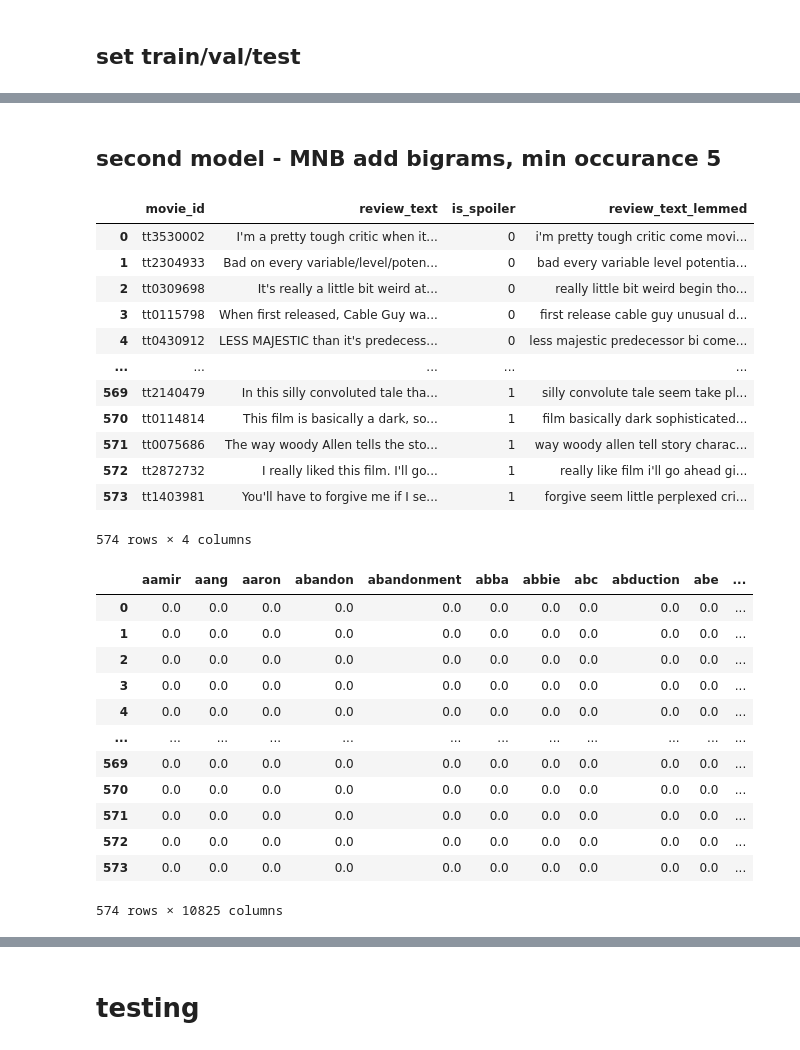
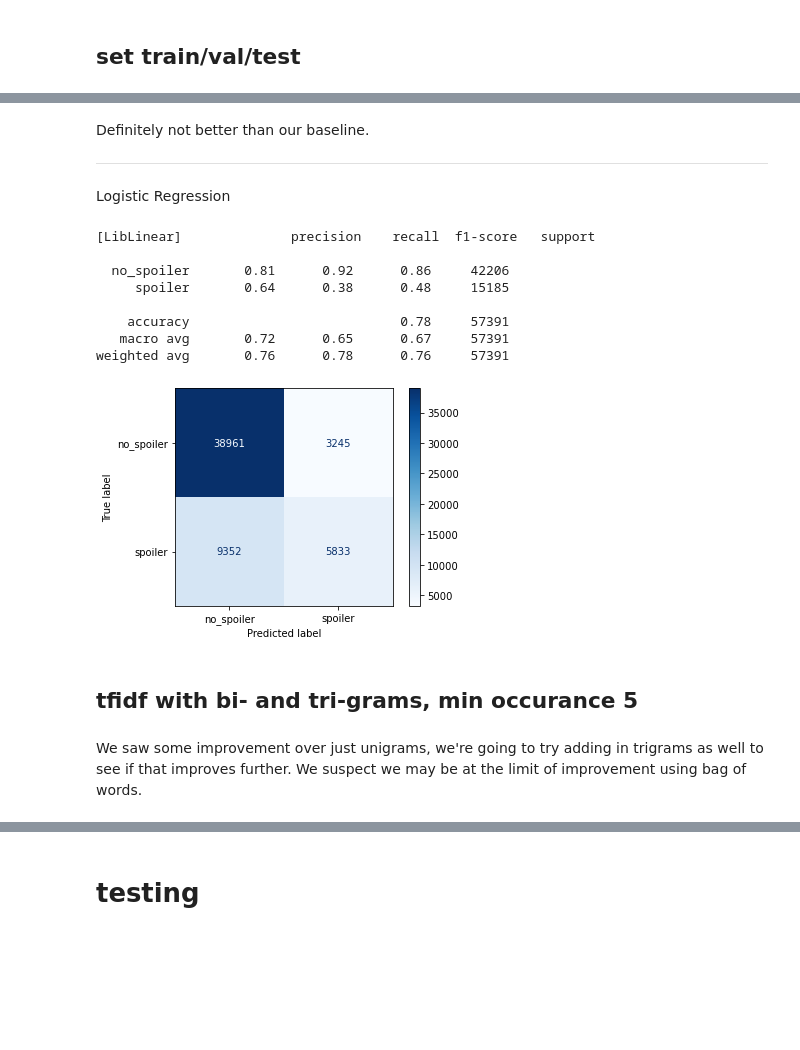
Before and after one commit to brtracy/capstone_project, a Jupyter notebook: spoiler-y.ipynb, the cells around one changed output, grey strips where cells are left out. Saved outputs shown, nothing was run; the diff lists cells and outputs as text; code cells hidden in the pictures; blank space fills up the shorter version.

```diff
--- a/spoiler-y.ipynb
+++ b/spoiler-y.ipynb
@@ -636,45 +676,25 @@ weighted avg       0.75      0.74      0.64    114783
+# %% [markdown]
+Definitely not better than our baseline.
+_________
+Logistic Regression
+# %%
+# instantiate logistic regression model
+lr_v2 = LogisticRegression(verbose=1, solver='liblinear', random_state=42, C=5, max_iter=1000)
+# fit, predict and report with helper function
+fitpredreport(lr_v2)
+# %% [output]
+[LibLinear]              precision    recall  f1-score   support
+
+  no_spoiler       0.81      0.92      0.86     42206
+     spoiler       0.64      0.38      0.48     15185
+
+    accuracy                           0.78     57391
+   macro avg       0.72      0.65      0.67     57391
+weighted avg       0.76      0.78      0.76     57391
+[figure, added]
 # %% [markdown]
-## second model - MNB add bigrams, min occurance 5
+## tfidf with bi- and tri-grams, min occurance 5
-# %%
-test_df = review_df.groupby('is_spoiler').apply(lambda x: x.sample(frac=0.001))
-test_df.reset_index(drop=True, inplace=True)
-test_df
-# %% [output]
-|  | movie_id | review_text | is_spoiler | review_text_lemmed |
-| 0 | tt3530002 | I'm a pretty tough critic when it... | 0 | i'm pretty tough critic come movi... |
-| 1 | tt2304933 | Bad on every variable/level/poten... | 0 | bad every variable level potentia... |
-| 2 | tt0309698 | It's really a little bit weird at... | 0 | really little bit weird begin tho... |
-| 3 | tt0115798 | When first released, Cable Guy wa... | 0 | first release cable guy unusual d... |
-| 4 | tt0430912 | LESS MAJESTIC than it's predecess... | 0 | less majestic predecessor bi come... |
-| ... | ... | ... | ... | ... |
-| 569 | tt2140479 | In this silly convoluted tale tha... | 1 | silly convolute tale seem take pl... |
-| 570 | tt0114814 | This film is basically a dark, so... | 1 | film basically dark sophisticated... |
-| 571 | tt0075686 | The way woody Allen tells the sto... | 1 | way woody allen tell story charac... |
-| 572 | tt2872732 | I really liked this film. I'll go... | 1 | really like film i'll go ahead gi... |
-| 573 | tt1403981 | You'll have to forgive me if I se... | 1 | forgive seem little perplexed cri... |
-574 rows × 4 columns
-# %%
-test_vec = TfidfVectorizer()
-
-test_df_vec = test_vec.fit_transform(test_df['review_text_lemmed'])
-test_df_vec = pd.DataFrame.sparse.from_spmatrix(test_df_vec)
-test_df_vec.columns = sorted(test_vec.vocabulary_)
-# test_df_vec.set_index()
-
-test_df_vec
-# %% [output]
-|  | aamir | aang | aaron | abandon | abandonment | abba | abbie | abc | abduction | abe | ... |
-| 0 | 0.0 | 0.0 | 0.0 | 0.0 | 0.0 | 0.0 | 0.0 | 0.0 | 0.0 | 0.0 | ... |
-| 1 | 0.0 | 0.0 | 0.0 | 0.0 | 0.0 | 0.0 | 0.0 | 0.0 | 0.0 | 0.0 | ... |
-| 2 | 0.0 | 0.0 | 0.0 | 0.0 | 0.0 | 0.0 | 0.0 | 0.0 | 0.0 | 0.0 | ... |
-| 3 | 0.0 | 0.0 | 0.0 | 0.0 | 0.0 | 0.0 | 0.0 | 0.0 | 0.0 | 0.0 | ... |
-| 4 | 0.0 | 0.0 | 0.0 | 0.0 | 0.0 | 0.0 | 0.0 | 0.0 | 0.0 | 0.0 | ... |
-| ... | ... | ... | ... | ... | ... | ... | ... | ... | ... | ... | ... |
-| 569 | 0.0 | 0.0 | 0.0 | 0.0 | 0.0 | 0.0 | 0.0 | 0.0 | 0.0 | 0.0 | ... |
-| 570 | 0.0 | 0.0 | 0.0 | 0.0 | 0.0 | 0.0 | 0.0 | 0.0 | 0.0 | 0.0 | ... |
-| 571 | 0.0 | 0.0 | 0.0 | 0.0 | 0.0 | 0.0 | 0.0 | 0.0 | 0.0 | 0.0 | ... |
-| 572 | 0.0 | 0.0 | 0.0 | 0.0 | 0.0 | 0.0 | 0.0 | 0.0 | 0.0 | 0.0 | ... |
-| 573 | 0.0 | 0.0 | 0.0 | 0.0 | 0.0 | 0.0 | 0.0 | 0.0 | 0.0 | 0.0 | ... |
-574 rows × 10825 columns
+# %% [markdown]
+We saw some improvement over just unigrams, we're going to try adding in trigrams as well to see if that improves further. We suspect we may be at the limit of improvement using bag of words.
 # %%
 # set tfidf vectorizer
```
Also changed, not shown: parts of 29 cells of this notebook.
